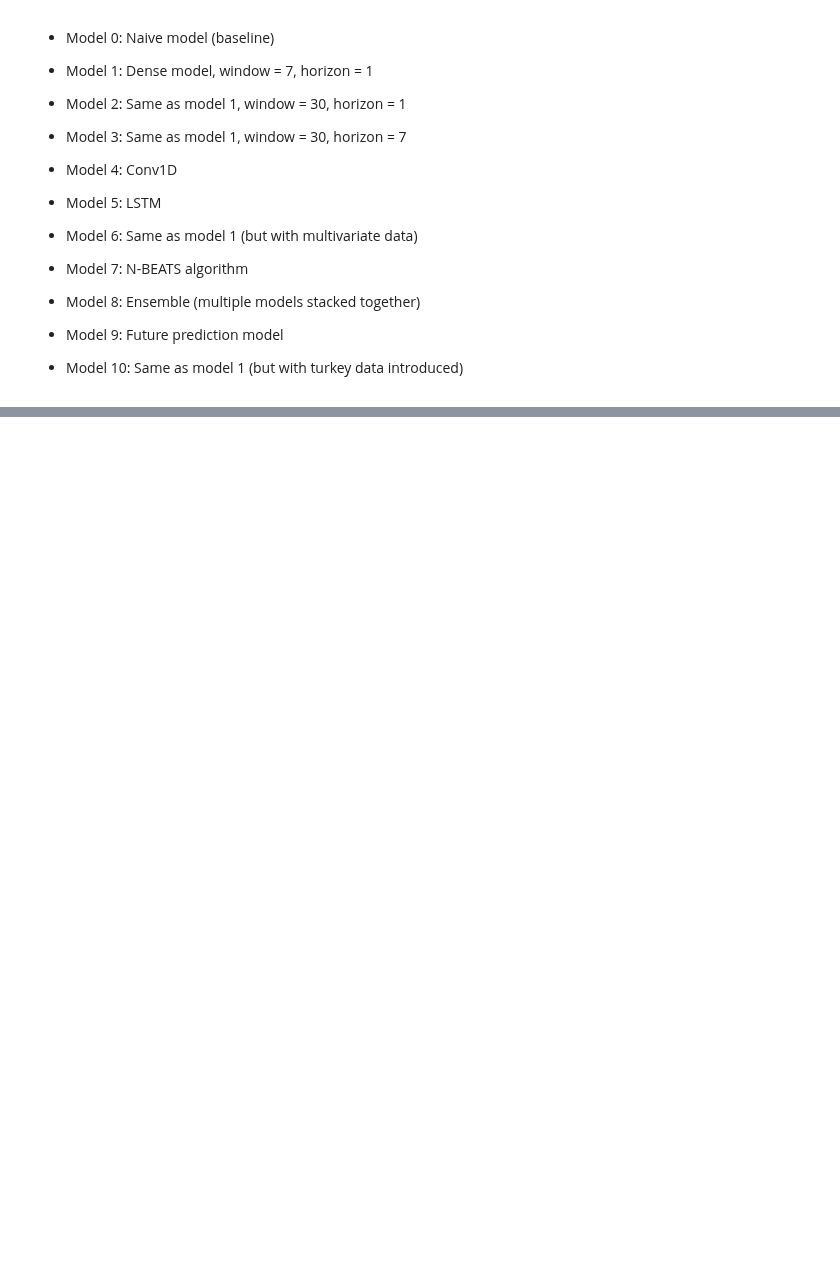
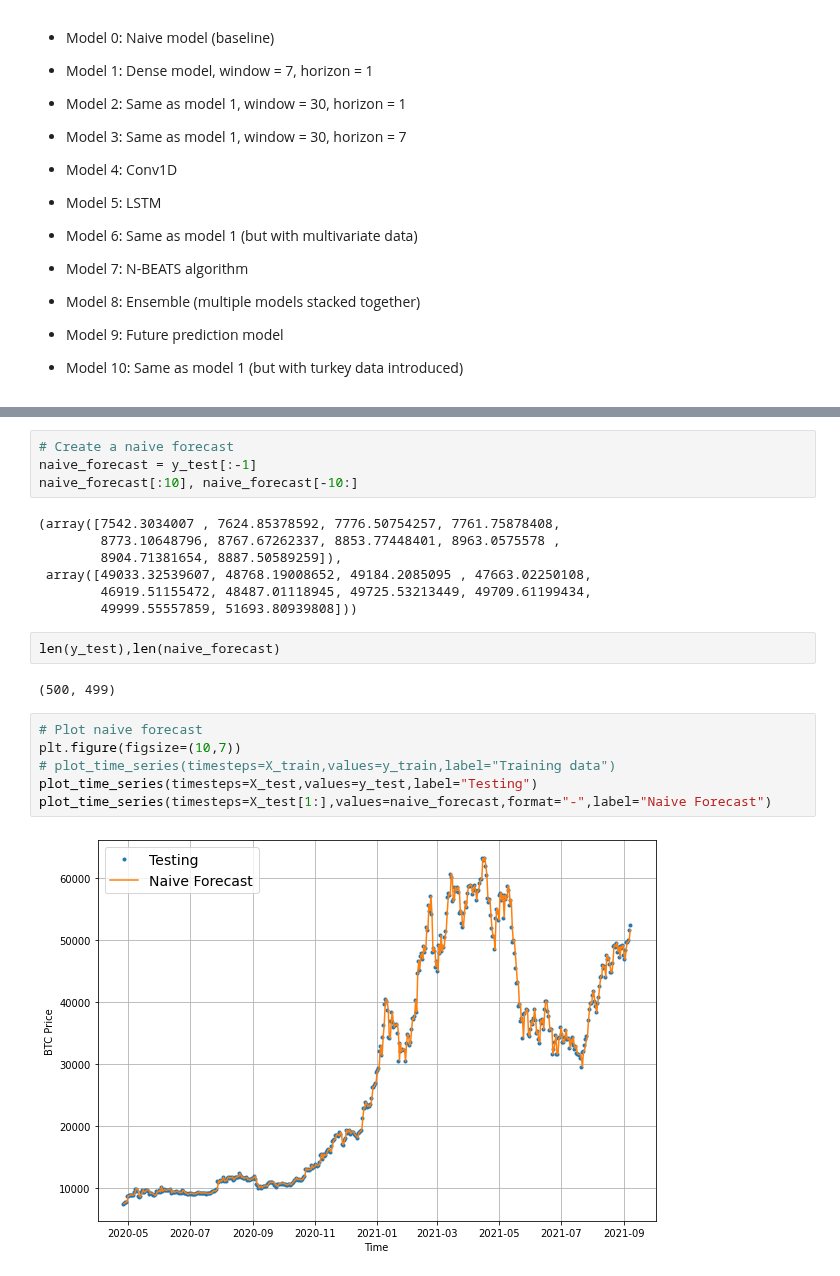
Before and after one commit to imran9891/TensorFlow, a Jupyter notebook: 10_time_series_forecasing_with_tensorflow.ipynb, the cells around one changed output, grey strips where cells are left out. Cells and saved outputs as stored; diff of their text form; blank space fills up the shorter version.

```diff
--- a/10_time_series_forecasing_with_tensorflow.ipynb
+++ b/10_time_series_forecasing_with_tensorflow.ipynb
@@ -272,0 +292,23 @@ Terms to be familiar with:
+# %%
+# Create a naive forecast
+naive_forecast = y_test[:-1]
+naive_forecast[:10], naive_forecast[-10:]
+# %% [output]
+(array([7542.3034007 , 7624.85378592, 7776.50754257, 7761.75878408,
+        8773.10648796, 8767.67262337, 8853.77448401, 8963.0575578 ,
+        8904.71381654, 8887.50589259]),
+ array([49033.32539607, 48768.19008652, 49184.2085095 , 47663.02250108,
+        46919.51155472, 48487.01118945, 49725.53213449, 49709.61199434,
+        49999.55557859, 51693.80939808]))
+# %%
+len(y_test),len(naive_forecast)
+# %% [output]
+(500, 499)
+# %%
+# Plot naive forecast
+plt.figure(figsize=(10,7))
+# plot_time_series(timesteps=X_train,values=y_train,label="Training data")
+plot_time_series(timesteps=X_test,values=y_test,label="Testing")
+plot_time_series(timesteps=X_test[1:],values=naive_forecast,format="-",label="Naive Forecast")
+# %% [output]
+[figure, added]
```
Also changed, not shown: parts of 35 cells of this notebook.
